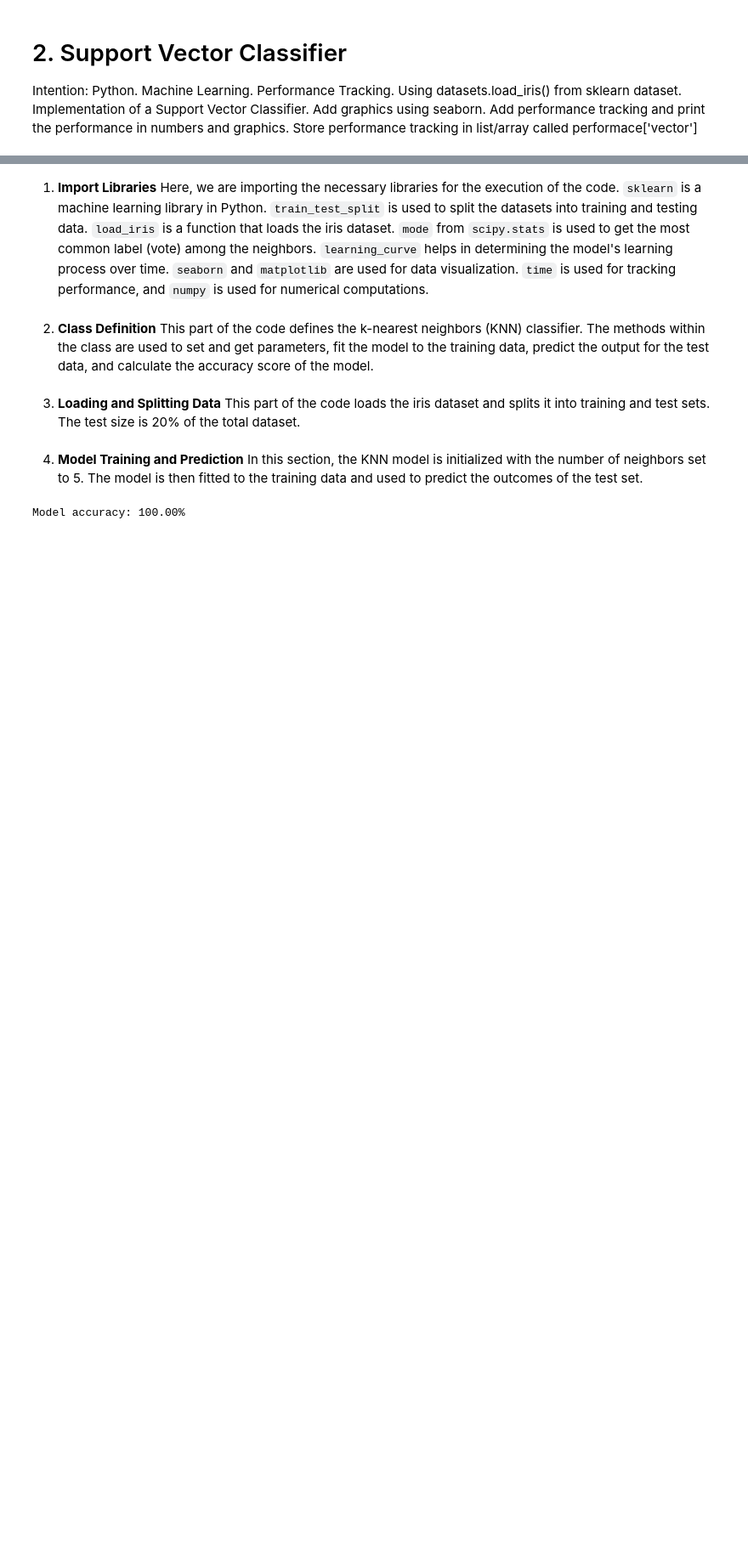
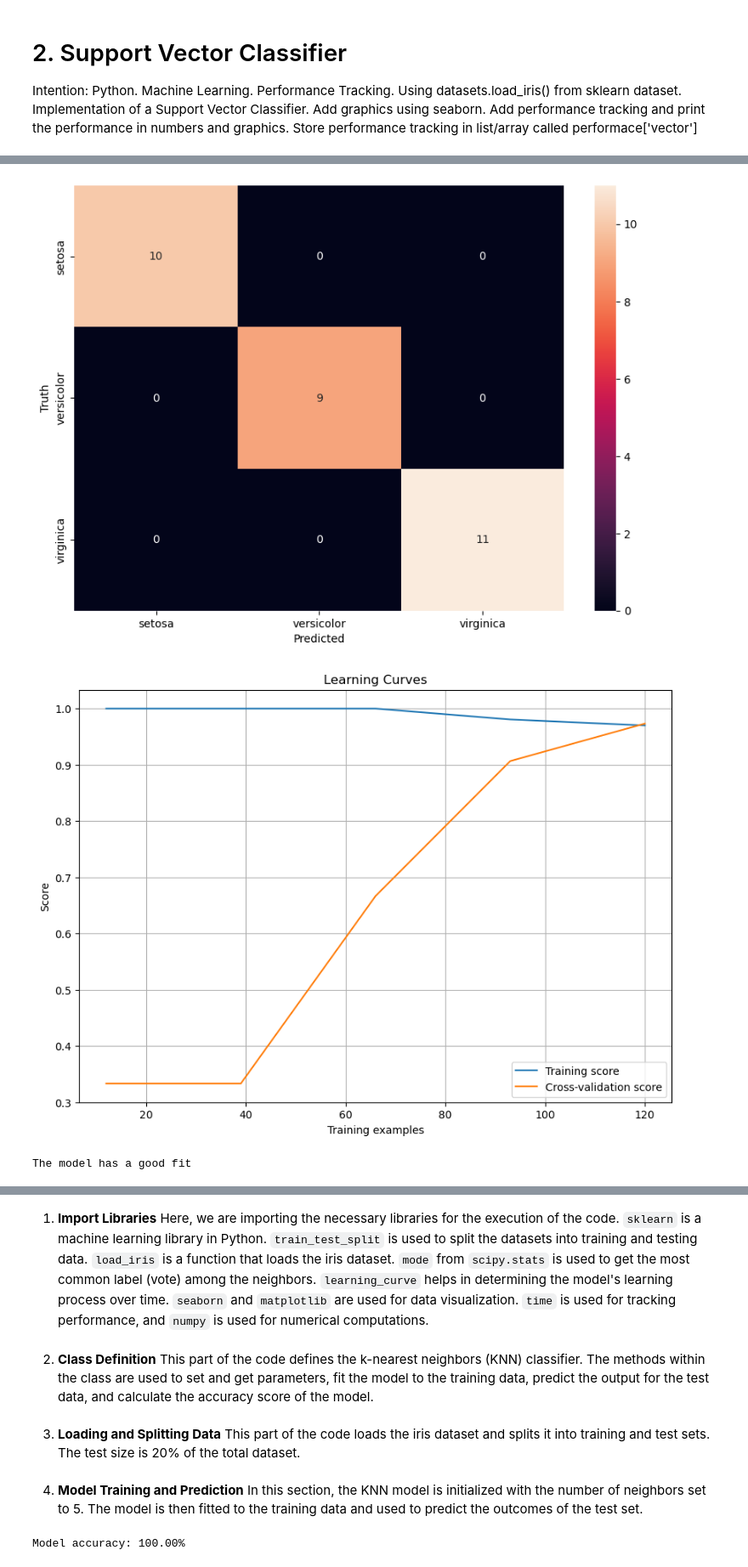
Before and after one commit to jesusalc/Comparison-of-performance-of-Different-Classification-Algorithms-in-Machine-Learning, a Jupyter notebook: Comparison of performance of Different Classification Algorithms in Machine Learning.ipynb, the cells around one changed output, grey strips where cells are left out. Shown: that part at 85% size. Drawn from its saved outputs; the diff is of its cells as text; code cells hidden in the pictures; blank space fills up the shorter version.

```diff
--- a/Comparison of performance of Different Classification Algorithms in Machine Learning.ipynb
+++ b/Comparison of performance of Different Classification Algorithms in Machine Learning.ipynb
@@ -368,11 +382,6 @@ y_pred = model.predict(X_test)
 accuracy = accuracy_score(y_test, y_pred)
 conf_matrix = confusion_matrix(y_test, y_pred)
 
-# Storing performance in a list
-performance['sklearnknn'] = {'accuracy': accuracy, 'execution_time': execution_time}
-
-# Printing the performance
-print('Performance: ', performance['sklearnknn'])
 
 # Plotting the confusion matrix
 plt.figure(figsize=(10, 7))
@@ -389,6 +398,18 @@ train_sizes, train_scores, test_scores = learning_curve(KNeighborsClassifier(),
 
 train_scores_mean = np.mean(train_scores, axis=1)
 test_scores_mean = np.mean(test_scores, axis=1)
+
+
+# Identify fitting status
+gap = train_scores_mean - test_scores_mean
+fit_status = 'Underfit' if max(gap) < 0.1 else 'Overfit' if max(gap) > 0.5 else 'Good Fit'
+
+# Append metrics to the performance tracking list
+performance = {'sklearnknn': {'execution_time': execution_time, 'accuracy': accuracy, 'fit_status': fit_status}}
+
+# Printing the performance
+print('Performance: ', performance['sklearnknn'])
+
 
 plt.figure(figsize=(10, 7))
 plt.plot(train_sizes, train_scores_mean, label='Training score')
@@ -407,3 +428,4 @@ elif train_scores_mean[-1] > test_scores_mean[-1] and (train_scores_mean[-1] - t
     print("The model is overfitting")
 else:
     print("The model has a good fit")
+# %% [output]
@@ -410,3 +445,6 @@ else:
+[figure, added]
+[figure, added]
+The model has a good fit
 # %% [markdown]
 ## Step 2
 
```
Also changed, not shown: parts of 19 cells of this notebook.
